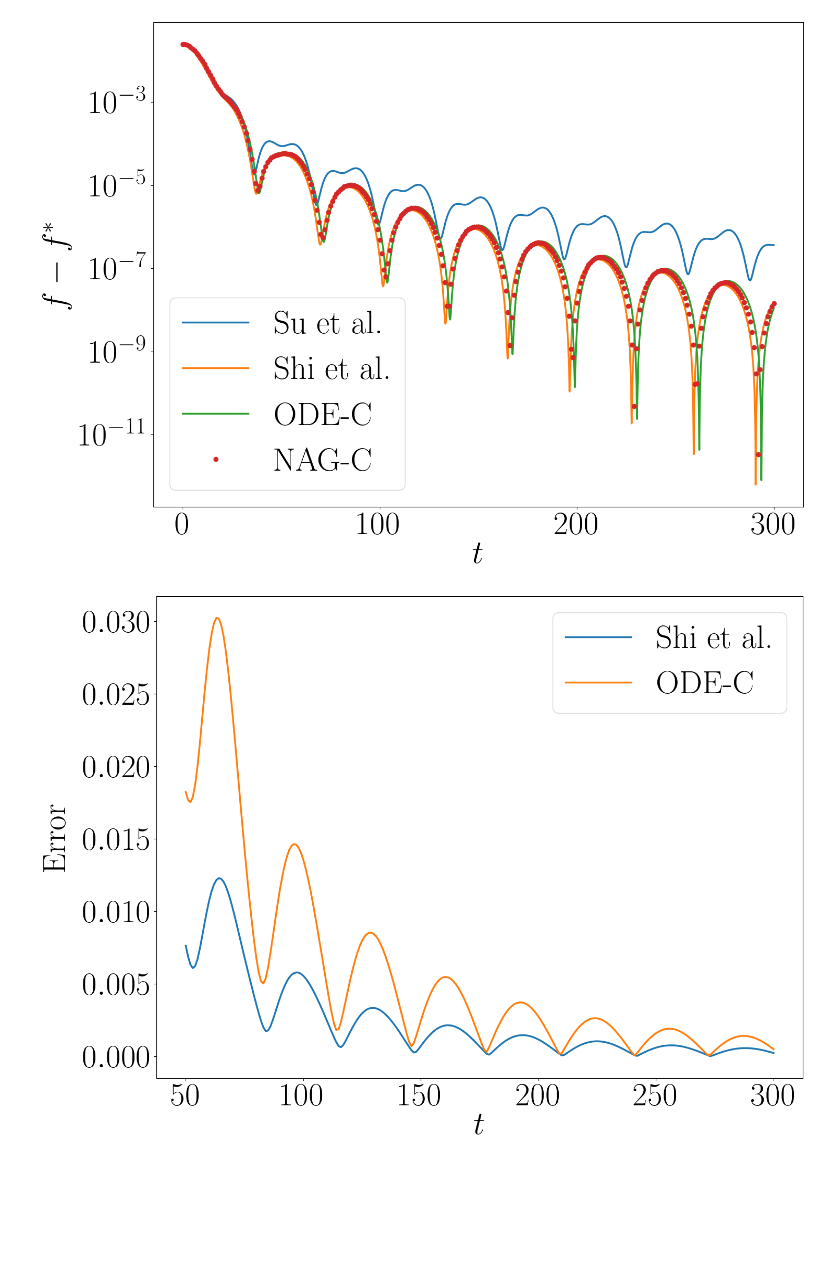
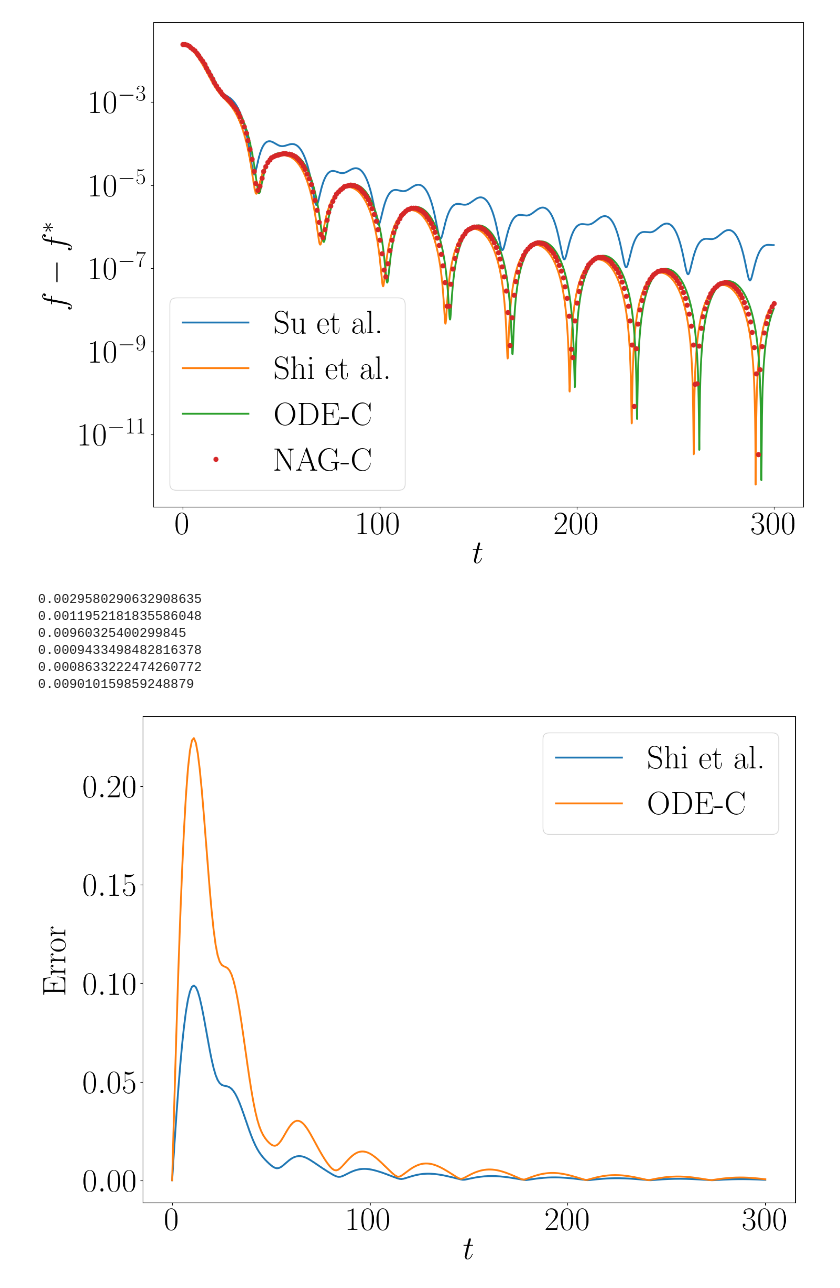
Before and after one commit to CORE-SNU/G-ODE-NAG, a Jupyter notebook: Nesterov/Su_Shi_ODE_CV/Su_ODE_Nes_CV.ipynb, the cells around one changed output. Cells and saved outputs as stored; diff of their text form; code cells hidden in the pictures; blank space fills up the shorter version.

```diff
--- a/Nesterov/Su_Shi_ODE_CV/Su_ODE_Nes_CV.ipynb
+++ b/Nesterov/Su_Shi_ODE_CV/Su_ODE_Nes_CV.ipynb
@@ -205,16 +211,30 @@ L2_shi_Nes2 = np.apply_along_axis(L2, 1, sol3h[:,:2]-Nes2)
+# %%
+print(up_mean(L2_ODE_Nes))
+print(up_mean(L2_shi_Nes))
+print(up_mean(L2_su_Nes))
+print(up_mean(L2_ODE_Nes2))
+print(up_mean(L2_shi_Nes2))
+print(up_mean(L2_su_Nes2))
+# %% [output]
+0.0029580290632908635
+0.0011952181835586048
+0.00960325400299845
+0.0009433498482816378
+0.0008633222474260772
+0.009010159859248879
 # %%
 plt.rcParams.update({'font.size': 45})
 plt.figure(figsize=(16,12))
-plt.plot(t[50:], L2_shi_Nes[50:], label='Shi et al.', linewidth=2.5)
+plt.plot(t[:], L2_shi_Nes[:], label='Shi et al.', linewidth=2.5)
 
-plt.plot(t[50:], L2_ODE_Nes[50:], label='ODE-C', linewidth=2.5)
+plt.plot(t[:], L2_ODE_Nes[:], label='ODE-C', linewidth=2.5)
 plt.xlabel('$t$', labelpad=0)
 plt.ylabel('Error', labelpad=15)
 plt.legend()
 plt.savefig('Shi-L2-CV-C.png', dpi=dpi, bbox_inches = 'tight', pad_inches = 0)
 plt.show()
 # %% [output]
-[figure, old version]
+[figure, new version]
 # %%
 plt.rcParams.update({'font.size': 45})
 plt.figure(figsize=(16,12))
```
Also changed, not shown: parts of 4 cells of this notebook, 26 other files.
